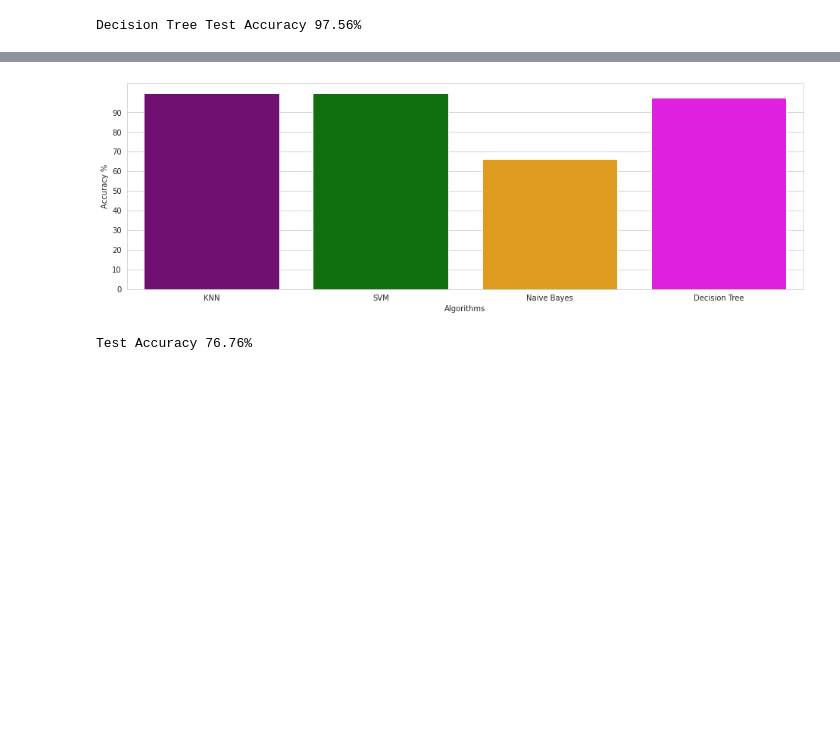
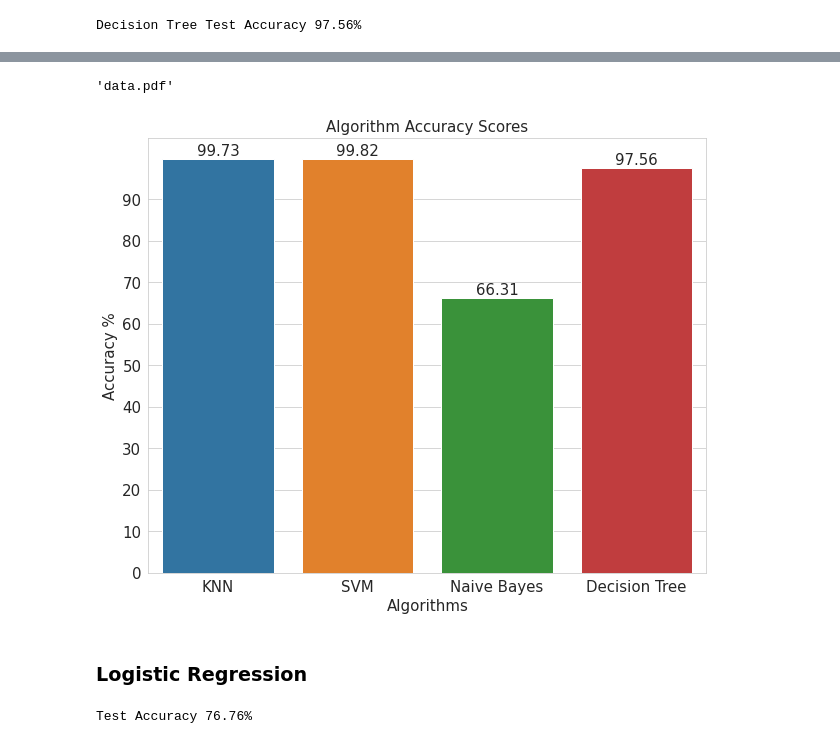
Before and after one commit to veysiadn/acustic-emission-models, a Jupyter notebook: sklearn_tests.ipynb, the cells around one changed output, grey strips where cells are left out. Drawn from its saved outputs; the diff is of its cells as text; code cells hidden in the pictures; blank space fills up the shorter version.

Commit message:
update-plots

```diff
--- a/sklearn_tests.ipynb
+++ b/sklearn_tests.ipynb
@@ -356,16 +375,30 @@ Decision Tree Test Accuracy 97.56%
+# %%
+import graphviz
+
+dot_data = tree.export_graphviz(dtc, out_file=None)
+graph = graphviz.Source(dot_data)
+graph.render("data")
+# %% [output]
+'data.pdf'
 # %%
+from turtle import width
 import seaborn as sns
 colors = ["purple", "green", "orange", "magenta","#CFC60E","#0FBBAE"]
 
 sns.set_style("whitegrid")
-plt.figure(figsize=(16,5))
-plt.yticks(np.arange(0,100,10))
-plt.ylabel("Accuracy %")
-plt.xlabel("Algorithms")
-sns.barplot(x=list(accuracies.keys()), y=list(accuracies.values()), palette=colors)
+plt.figure(figsize=(10,8))
+plt.yticks(np.arange(0,100,10),fontsize='15')
+plt.xticks(fontsize='15')
+plt.ylabel("Accuracy %", fontsize='15')
+plt.xlabel("Algorithms", fontsize='15')
+plt.title("Algorithm Accuracy Scores", fontsize='15')
+ax=sns.barplot(x=list(accuracies.keys()), y=list(accuracies.values()))
+ax.bar_label=ax.bar_label(ax.containers[0], fontsize='15', fmt='%.2f')
 plt.show()
 # %% [output]
-[figure, old version]
+[figure, new version]
+# %% [markdown]
+### Logistic Regression
 # %%
 from sklearn.linear_model import LogisticRegression
 lr = LogisticRegression()
```
Also changed, not shown: parts of 13 cells of this notebook, 4 other files.
